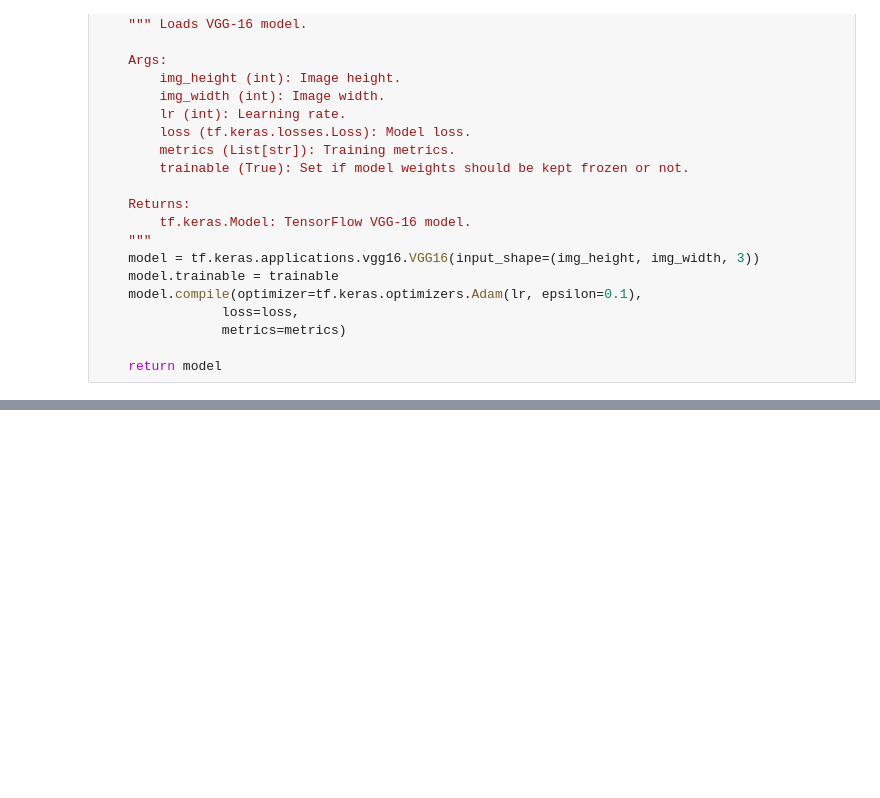
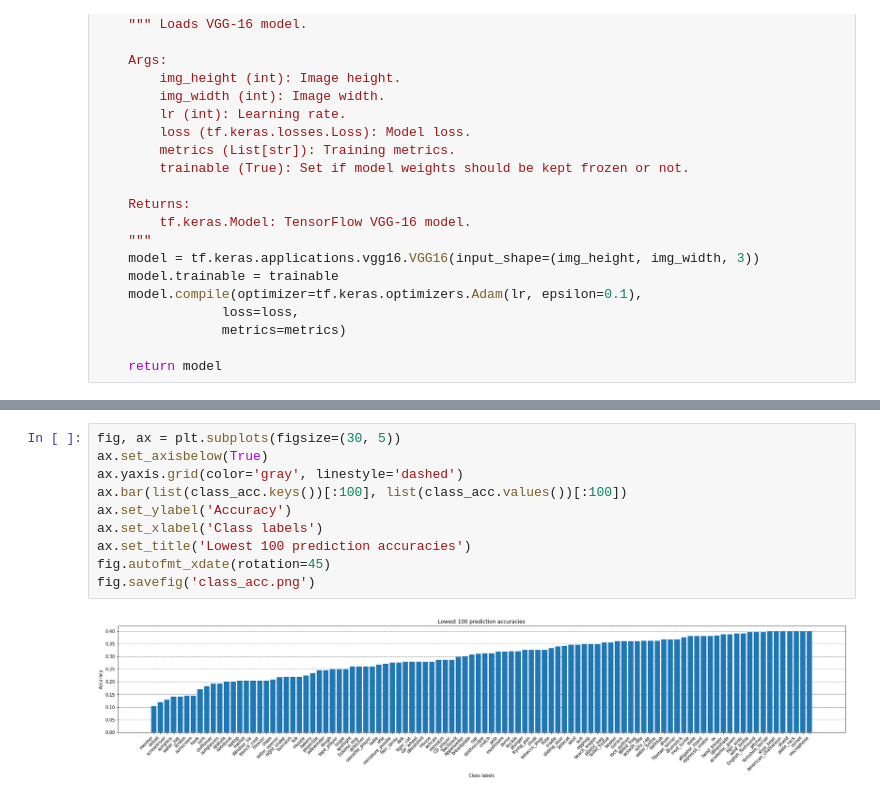
Before and after one commit to mazabdul7/msc_attention_project, a Jupyter notebook: class_var.ipynb, the cells around one changed output, grey strips where cells are left out. Drawn from its saved outputs; the diff is of its cells as text; blank space fills up the shorter version.

```diff
--- a/class_var.ipynb
+++ b/class_var.ipynb
@@ -57,0 +99,12 @@ FileNotFoundError: [WinError 3] The system cannot find the path specified: '/fas
+# %%
+fig, ax = plt.subplots(figsize=(30, 5))
+ax.set_axisbelow(True)
+ax.yaxis.grid(color='gray', linestyle='dashed')
+ax.bar(list(class_acc.keys())[:100], list(class_acc.values())[:100])
+ax.set_ylabel('Accuracy')
+ax.set_xlabel('Class labels')
+ax.set_title('Lowest 100 prediction accuracies')
+fig.autofmt_xdate(rotation=45)
+fig.savefig('class_acc.png')
+# %% [output]
+[figure, added]
```
Also changed, not shown: parts of 10 cells of this notebook, 7 other files.
